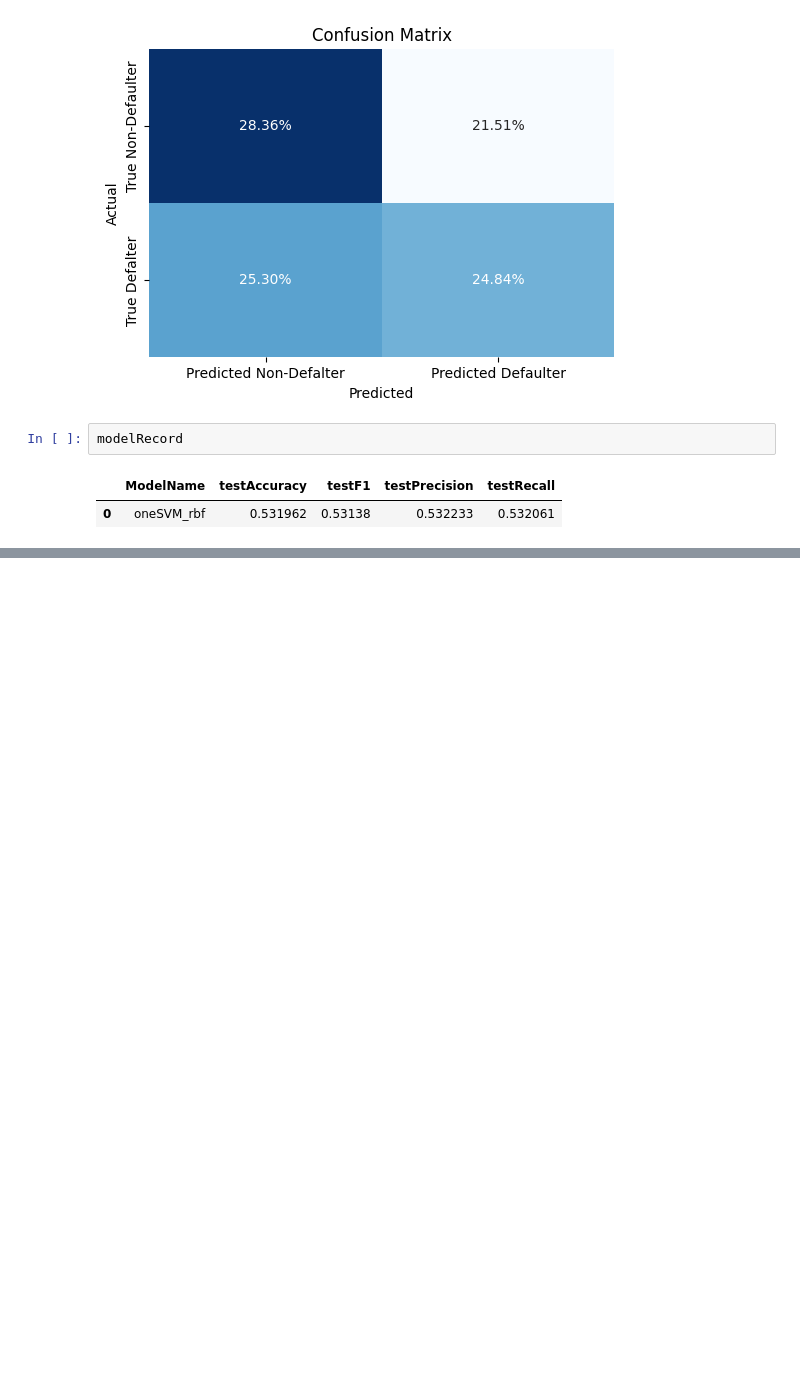
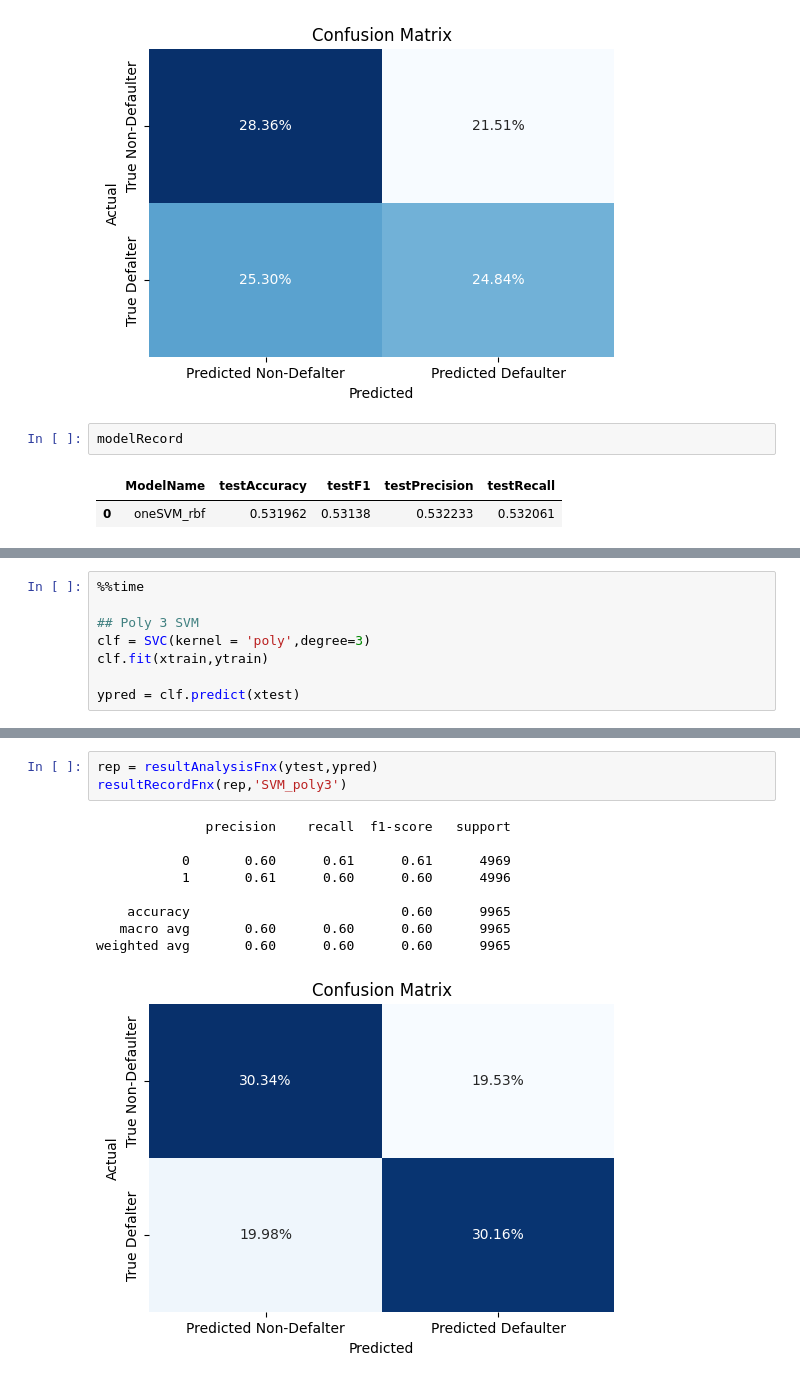
Before and after one commit to aver81/Loan-Defaulter-Classification, a Jupyter notebook: notebooks/LoanDefaulterClassification.ipynb, the cells around one changed output, grey strips where cells are left out. Drawn from its saved outputs; the diff is of its cells as text; blank space fills up the shorter version.

```diff
--- a/notebooks/LoanDefaulterClassification.ipynb
+++ b/notebooks/LoanDefaulterClassification.ipynb
@@ -939,0 +954,8 @@ resultRecordFnx(rep,'SVM_lin')
+# %%
+%%time
+
+## Poly 3 SVM
+clf = SVC(kernel = 'poly',degree=3)
+clf.fit(xtrain,ytrain)
+
+ypred = clf.predict(xtest)
@@ -939,0 +965,13 @@ resultRecordFnx(rep,'SVM_lin')
+# %%
+rep = resultAnalysisFnx(ytest,ypred)
+resultRecordFnx(rep,'SVM_poly3')
+# %% [output]
+              precision    recall  f1-score   support
+
+           0       0.60      0.61      0.61      4969
+           1       0.61      0.60      0.60      4996
+
+    accuracy                           0.60      9965
+   macro avg       0.60      0.60      0.60      9965
+weighted avg       0.60      0.60      0.60      9965
+[figure, added]
```
Also changed, not shown: parts of 22 cells of this notebook, 1 other file.
